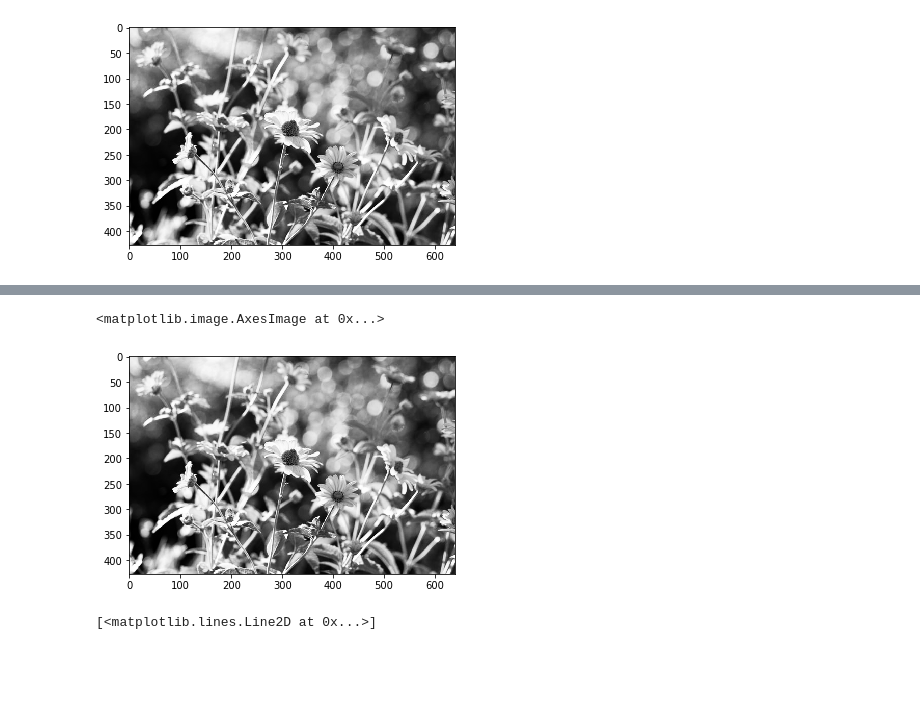
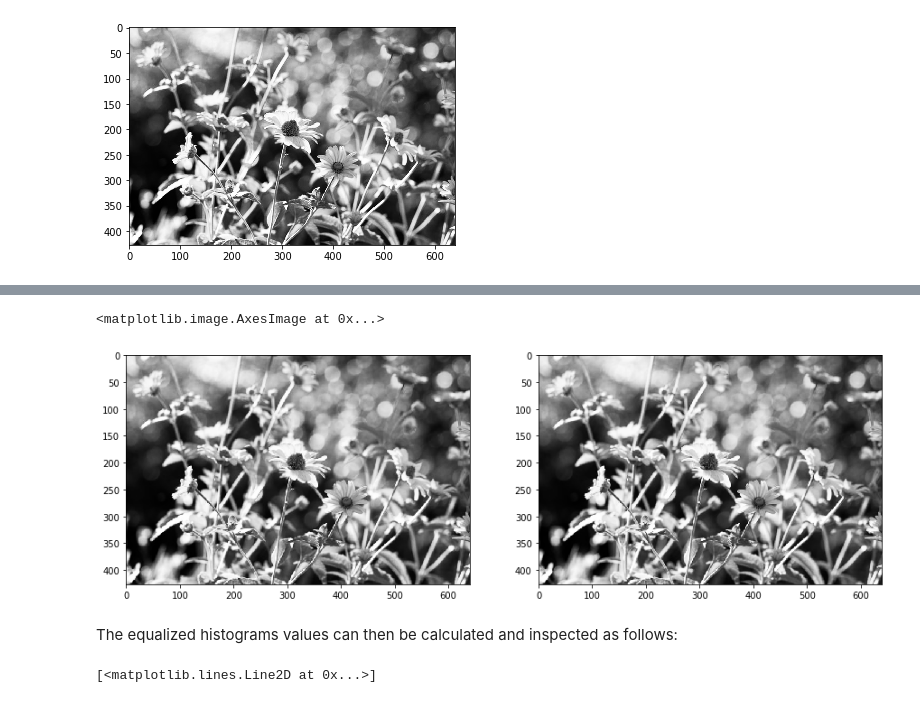
Before and after one commit to EthanWadsworth/TR_CV_Notes, a Jupyter notebook: Histograms.ipynb, the cells around one changed output, grey strips where cells are left out. Cells and saved outputs as stored; diff of their text form; code cells hidden in the pictures; blank space fills up the shorter version.

```diff
--- a/Histograms.ipynb
+++ b/Histograms.ipynb
@@ -170,9 +135,13 @@ plt.hist(equa_gray_flowers.copy().flatten(), 256)
 # %%
 eq_flower = cv2.equalizeHist(gray_flower_img)
-plt.imshow(eq_flower, cmap='gray')
+fig, axarr = plt.subplots(1, 2, figsize=(15, 15))
+axarr[0].imshow(equa_gray_flowers, cmap='gray')
+axarr[1].imshow(eq_flower, cmap='gray')
 # %% [output]
 <matplotlib.image.AxesImage at 0x...>
-[figure, old version]
+[figure, new version]
+# %% [markdown]
+The equalized histograms values can then be calculated and inspected as follows:
 # %%
 eq_hist_vals = cv2.calcHist([eq_flower], channels=[0], mask=None, histSize=[256], ranges=[0,256])
 plt.plot(eq_hist_vals)
```
Also changed, not shown: parts of 18 cells of this notebook.
